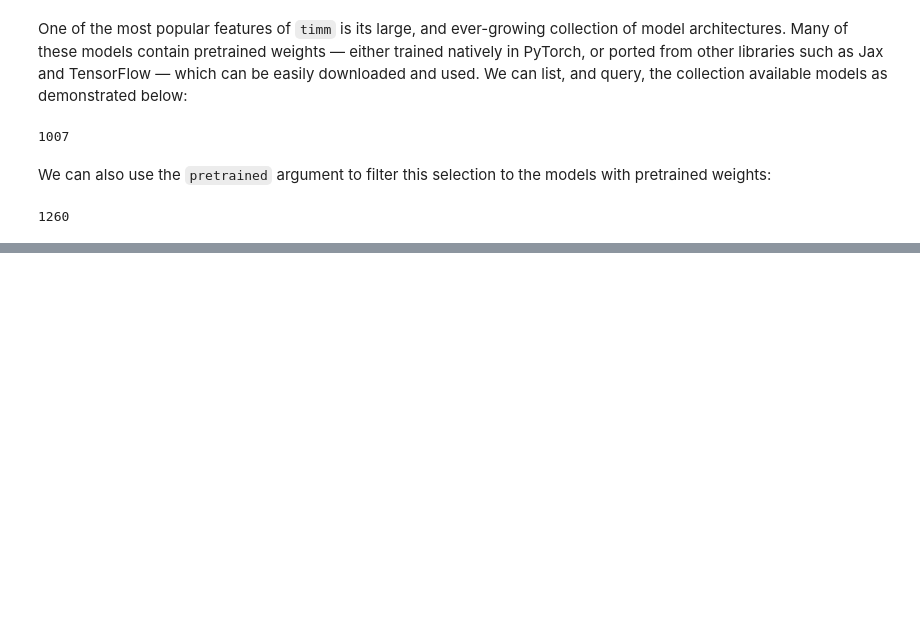
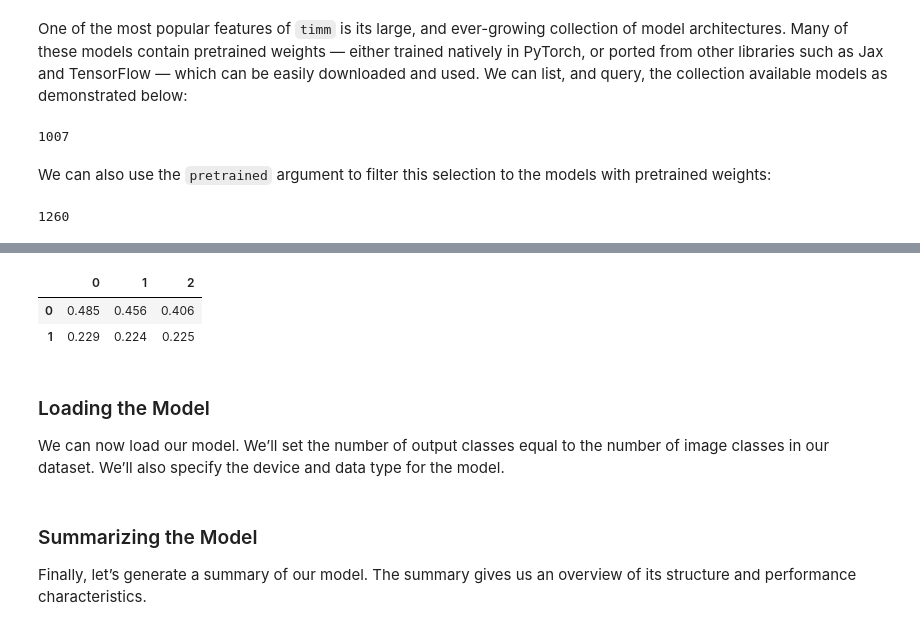
Before and after one commit to alexrodpas/ML-Projects, a Jupyter notebook: COVID19-Dtct-XRay.ipynb, the cells around one changed output, grey strips where cells are left out. Drawn from its saved outputs; the diff is of its cells as text; code cells hidden in the pictures; blank space fills up the shorter version.

```diff
--- a/COVID19-Dtct-XRay.ipynb
+++ b/COVID19-Dtct-XRay.ipynb
@@ -280,0 +322,15 @@ The library has hundreds of models, so we’ll narrow our search to the xxx fami
+# %%
+# Retrieve normalization statistics (mean and std) specific to the pretrained model
+mean, std = model_cfg['mean'], model_cfg['std']
+norm_stats = (mean, std)
+
+# Print the mean and standard deviation
+pd.DataFrame(norm_stats)
+# %% [output]
+|  | 0 | 1 | 2 |
+| 0 | 0.485 | 0.456 | 0.406 |
+| 1 | 0.229 | 0.224 | 0.225 |
+# %% [markdown]
+### Loading the Model
+
+We can now load our model. We’ll set the number of output classes equal to the number of image classes in our dataset. We’ll also specify the device and data type for the model.
@@ -280,0 +351,4 @@ The library has hundreds of models, so we’ll narrow our search to the xxx fami
+# %% [markdown]
+### Summarizing the Model
+
+Finally, let’s generate a summary of our model. The summary gives us an overview of its structure and performance characteristics.
```
Also changed, not shown: parts of 10 cells of this notebook.
